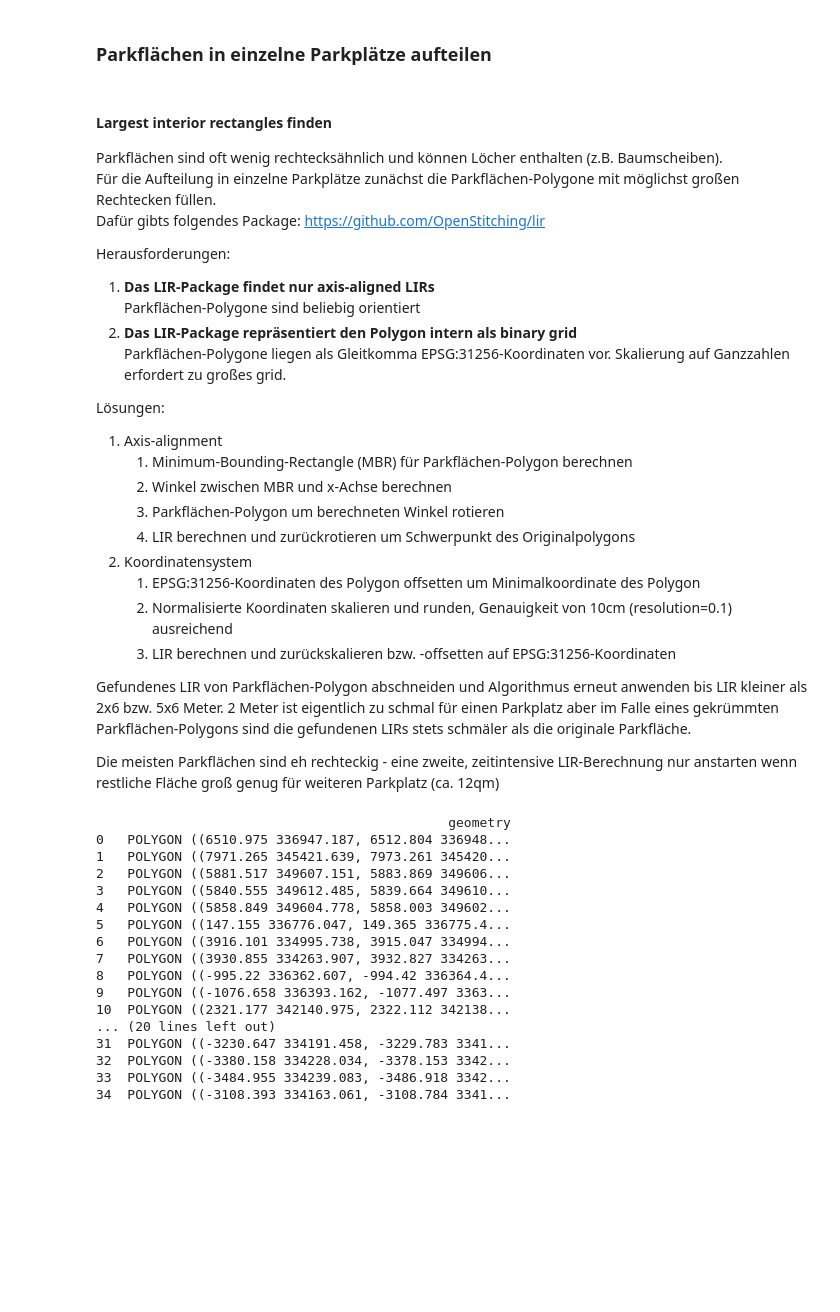
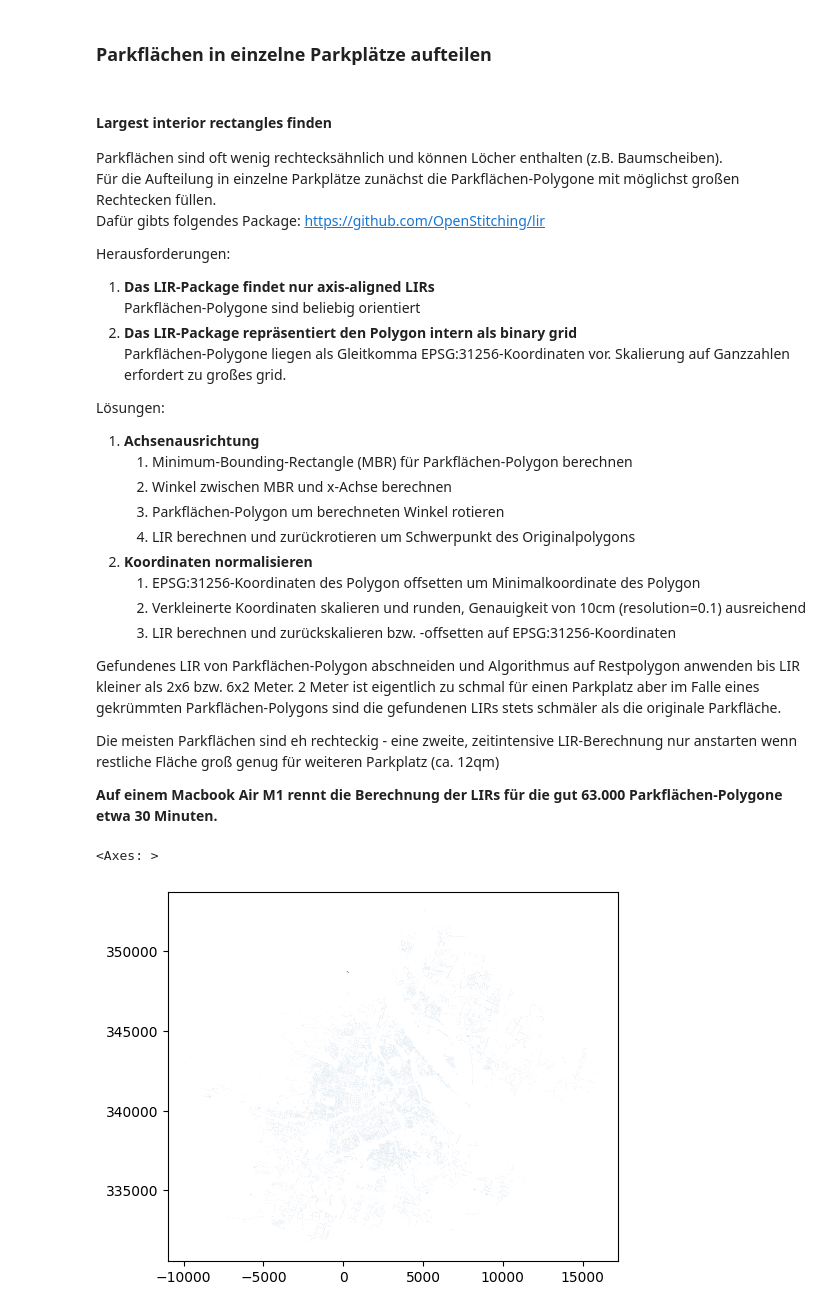
Before and after one commit to elias-gander/WienerParkplaetze, a Jupyter notebook: parkflaechen_wien.ipynb, the cells around one changed output. Cells and saved outputs as stored; diff of their text form; code cells hidden in the pictures; blank space fills up the shorter version.

```diff
--- a/parkflaechen_wien.ipynb
+++ b/parkflaechen_wien.ipynb
@@ -21,7 +21,7 @@ Umweg über QGIS:
 # %%
 import geopandas as gpd
 
-parkflaechen = gpd.read_file("parkflaechen_wien.gpkg")
+parkflaechen = gpd.read_file("fmzk_parkflaechen.gpkg")
 parkflaechen.plot()
 # %% [output]
 <Axes: >
@@ -41,20 +41,22 @@ Parkflächen-Polygone sind beliebig orientiert
 Parkflächen-Polygone liegen als Gleitkomma EPSG:31256-Koordinaten vor. Skalierung auf Ganzzahlen erfordert zu großes grid.
 
 Lösungen:
-1. Axis-alignment
+1. **Achsenausrichtung**
     1. Minimum-Bounding-Rectangle (MBR) für Parkflächen-Polygon berechnen
     2. Winkel zwischen MBR und x-Achse berechnen
     3. Parkflächen-Polygon um berechneten Winkel rotieren
     4. LIR berechnen und zurückrotieren um Schwerpunkt des Originalpolygons
-2. Koordinatensystem
+2. **Koordinaten normalisieren**
     1. EPSG:31256-Koordinaten des Polygon offsetten um Minimalkoordinate des Polygon
-    2. Normalisierte Koordinaten skalieren und runden, Genauigkeit von 10cm (resolution=0.1) ausreichend
+    2. Verkleinerte Koordinaten skalieren und runden, Genauigkeit von 10cm (resolution=0.1) ausreichend
     3. LIR berechnen und zurückskalieren bzw. -offsetten auf EPSG:31256-Koordinaten
 
-Gefundenes LIR von Parkflächen-Polygon abschneiden und Algorithmus erneut anwenden bis LIR kleiner als 2x6 bzw. 5x6 Meter.
+Gefundenes LIR von Parkflächen-Polygon abschneiden und Algorithmus auf Restpolygon anwenden bis LIR kleiner als 2x6 bzw. 6x2 Meter.
 2 Meter ist eigentlich zu schmal für einen Parkplatz aber im Falle eines gekrümmten Parkflächen-Polygons sind die gefundenen LIRs stets schmäler als die originale Parkfläche.
 
 Die meisten Parkflächen sind eh rechteckig - eine zweite, zeitintensive LIR-Berechnung nur anstarten wenn restliche Fläche groß genug für weiteren Parkplatz (ca. 12qm)
+
+**Auf einem Macbook Air M1 rennt die Berechnung der LIRs für die gut 63.000 Parkflächen-Polygone etwa 30 Minuten.**
 # %%
 import numpy as np
 import math
@@ -145,51 +147,36 @@ def compute_all_lirs(parking_lane_polygon, min_dim1=2, min_dim2=5, resolution=0.
         lir_rotated = denormalize(lir_normalized_rect, offset, resolution)
 
         # Step 5: Check if the rectangle meets the minimum size criteria.
         lx, ly, ux, uy = lir_rotated.bounds
         width = ux - lx
         height = uy - ly
         if not ((width >= min_dim1 and height >= min_dim2) or (width >= min_dim2 and height >= min_dim1)):
             continue
 
         # Accept this LIR.
         found_lirs.append(lir_rotated)
 
         # Step 6: Subtract the found LIR from the current polygon.
         new_poly = current_poly.difference(lir_rotated)
         if new_poly.is_empty or new_poly.area < 10:
             continue
 
         if isinstance(new_poly, MultiPolygon):
           polys_queue.extend(list(new_poly.geoms))
         else:
           polys_queue.append(new_poly)
 
     # Step 7: Rotate all found LIRs back to the original coordinate system.
     final_lirs = [affinity.rotate(lir_, -angle, origin=centroid, use_radians=False) for lir_ in found_lirs]
     return final_lirs
 
 
-parkflaechen_lirs = parkflaechen['geometry'].head(50).apply(compute_all_lirs)
+parkflaechen_lirs = parkflaechen['geometry'].apply(compute_all_lirs)
 parkflaechen_lirs = [lir for sublist in parkflaechen_lirs for lir in sublist]
 parkflaechen_lirs = gpd.GeoDataFrame({'geometry': parkflaechen_lirs}, crs=parkflaechen.crs)
-print(parkflaechen_lirs)
+parkflaechen_lirs.plot()
 # %% [output]
-                                             geometry
-0   POLYGON ((6510.975 336947.187, 6512.804 336948...
-1   POLYGON ((7971.265 345421.639, 7973.261 345420...
-2   POLYGON ((5881.517 349607.151, 5883.869 349606...
-3   POLYGON ((5840.555 349612.485, 5839.664 349610...
-4   POLYGON ((5858.849 349604.778, 5858.003 349602...
-5   POLYGON ((147.155 336776.047, 149.365 336775.4...
-6   POLYGON ((3916.101 334995.738, 3915.047 334994...
-7   POLYGON ((3930.855 334263.907, 3932.827 334263...
-8   POLYGON ((-995.22 336362.607, -994.42 336364.4...
-9   POLYGON ((-1076.658 336393.162, -1077.497 3363...
-10  POLYGON ((2321.177 342140.975, 2322.112 342138...
-... (20 lines left out)
-31  POLYGON ((-3230.647 334191.458, -3229.783 3341...
-32  POLYGON ((-3380.158 334228.034, -3378.153 3342...
-33  POLYGON ((-3484.955 334239.083, -3486.918 3342...
-34  POLYGON ((-3108.393 334163.061, -3108.784 3341...
+<Axes: >
+[figure, added]
 # %% [markdown]
 #### LIRs in Parkplätze aufteilen
```
Also changed, not shown: parts of 5 cells of this notebook, 7 other files.
